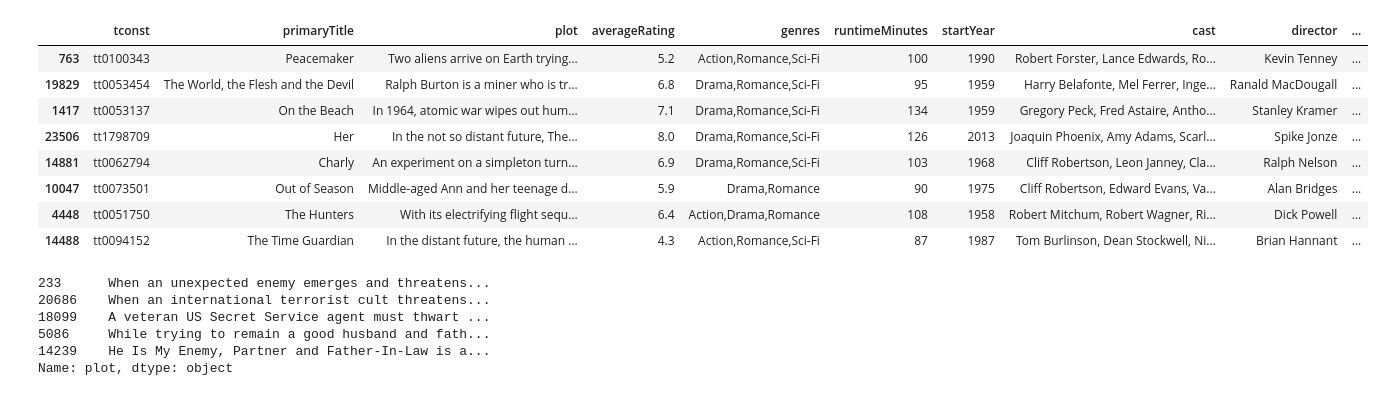
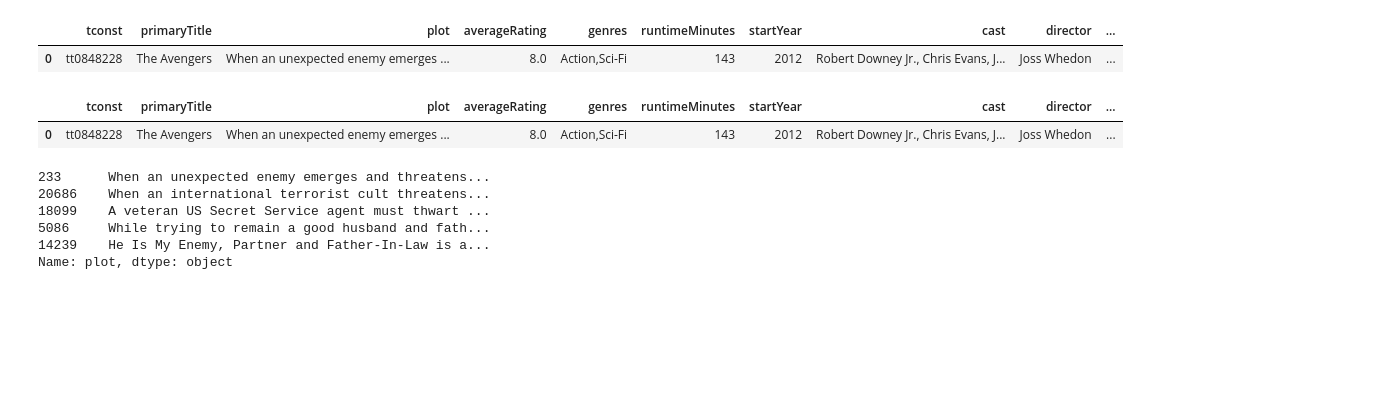
Before and after one commit to Roland-02/Cinephile.com, a Jupyter notebook: recommendEngine.ipynb, the cells around one changed output. Saved outputs shown, nothing was run; the diff lists cells and outputs as text; code cells hidden in the pictures; blank space fills up the shorter version.

Commit message:
added other half to recommend page

```diff
--- a/recommendEngine.ipynb
+++ b/recommendEngine.ipynb
@@ -597,6 +597,11 @@ def get_similar_films(vector, N):
 
 
 data['total_likeable'] = data.apply(lambda x: count_likeable(x), axis=1)
+# %%
+get_user_profile('57')[0]
+# %% [output]
+|  | tconst | primaryTitle | plot | averageRating | genres | runtimeMinutes | startYear | cast | director | ... |
+| 0 | tt0848228 | The Avengers | When an unexpected enemy emerges ... | 8.0 | Action,Sci-Fi | 143 | 2012 | Robert Downey Jr., Chris Evans, J... | Joss Whedon | ... |
 # %%
 # function to calculate unified recommendations
 def get_unified_recommendations(user_profile_groups, similarity_vectors, exclude, N):
@@ -626,18 +631,16 @@ def get_unified_recommendations(user_profile_groups, similarity_vectors, exclude
     sorted_indices = np.argsort(mean_similarity)[::-1][:N]
 
     sorted_films = data.iloc[sorted_indices]
+
     filtered_recommendations = sorted_films[~sorted_films['tconst'].isin(exclude['tconst'])]
 
     return filtered_recommendations
-
-
 
 
 # get update user profile and loved films
 get_profile = get_user_profile('57')
 user_profile = get_profile[0]
 lovedFilms = get_profile[1]
-
 
 # get groups of liked attributes
 grouped_likes = collate_liked_groups(user_profile)
@@ -654,45 +657,37 @@ cast_features = [col for col in liked_cast.columns if col != 'likeage']
 genre_features = [col for col in liked_genre.columns if col != 'likeage']
 meta_features = [col for col in liked_meta.columns if col != 'likeage']
 
 # Call the function with the selected columns
 plot_matrix = create_similarity_vector(data[plot_features], liked_plot[plot_features])
 crew_matrix = create_similarity_vector(data[crew_features], liked_crew[crew_features])
 cast_matrix = create_similarity_vector(data[cast_features], liked_cast[cast_features])
 genre_matrix = create_similarity_vector(data[genre_features], liked_genre[genre_features])
 meta_matrix = create_euclidean_vector(data[meta_features], liked_meta[meta_features])
 
-
 # Similarity vectors for each group
 similarity_vectors = {
     'plot': plot_matrix,
     'cast': cast_matrix,
     'crew': crew_matrix,
     'genre': genre_matrix,
     'meta': meta_matrix
 }
 
 # meta_matrix
-
 user_profile_groups = {
     'plot': liked_plot,
     'cast': liked_cast,
     'crew': liked_crew,
     'genre': liked_genre,
     'meta': liked_meta
 }
 
-# liked_plot
-get_unified_recommendations(user_profile_groups, similarity_vectors, lovedFilms, 10)
+user_profile
+# cast_matrix
+# get_unified_recommendations(user_profile_groups, similarity_vectors, lovedFilms, 10)
 # %% [output]
 |  | tconst | primaryTitle | plot | averageRating | genres | runtimeMinutes | startYear | cast | director | ... |
-| 763 | tt0100343 | Peacemaker | Two aliens arrive on Earth trying... | 5.2 | Action,Romance,Sci-Fi | 100 | 1990 | Robert Forster, Lance Edwards, Ro... | Kevin Tenney | ... |
-| 19829 | tt0053454 | The World, the Flesh and the Devil | Ralph Burton is a miner who is tr... | 6.8 | Drama,Romance,Sci-Fi | 95 | 1959 | Harry Belafonte, Mel Ferrer, Inge... | Ranald MacDougall | ... |
-| 1417 | tt0053137 | On the Beach | In 1964, atomic war wipes out hum... | 7.1 | Drama,Romance,Sci-Fi | 134 | 1959 | Gregory Peck, Fred Astaire, Antho... | Stanley Kramer | ... |
-| 23506 | tt1798709 | Her | In the not so distant future, The... | 8.0 | Drama,Romance,Sci-Fi | 126 | 2013 | Joaquin Phoenix, Amy Adams, Scarl... | Spike Jonze | ... |
-| 14881 | tt0062794 | Charly | An experiment on a simpleton turn... | 6.9 | Drama,Romance,Sci-Fi | 103 | 1968 | Cliff Robertson, Leon Janney, Cla... | Ralph Nelson | ... |
-| 10047 | tt0073501 | Out of Season | Middle-aged Ann and her teenage d... | 5.9 | Drama,Romance | 90 | 1975 | Cliff Robertson, Edward Evans, Va... | Alan Bridges | ... |
-| 4448 | tt0051750 | The Hunters | With its electrifying flight sequ... | 6.4 | Action,Drama,Romance | 108 | 1958 | Robert Mitchum, Robert Wagner, Ri... | Dick Powell | ... |
-| 14488 | tt0094152 | The Time Guardian | In the distant future, the human ... | 4.3 | Action,Romance,Sci-Fi | 87 | 1987 | Tom Burlinson, Dean Stockwell, Ni... | Brian Hannant | ... |
+| 0 | tt0848228 | The Avengers | When an unexpected enemy emerges ... | 8.0 | Action,Sci-Fi | 143 | 2012 | Robert Downey Jr., Chris Evans, J... | Joss Whedon | ... |
 # %%
 get_similar_films(plot_matrix, 5)['plot']
 # %% [output]
```
Also changed, not shown: 5 other files.
